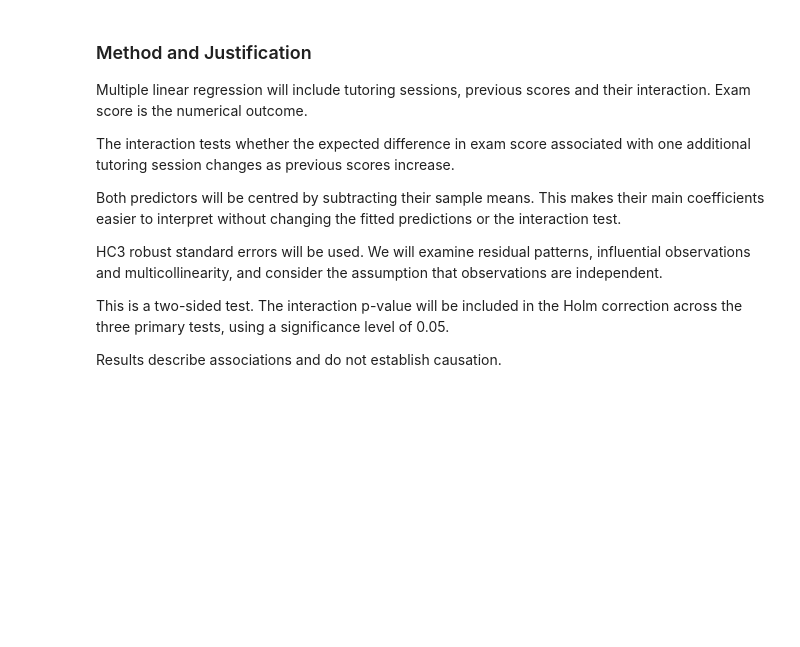
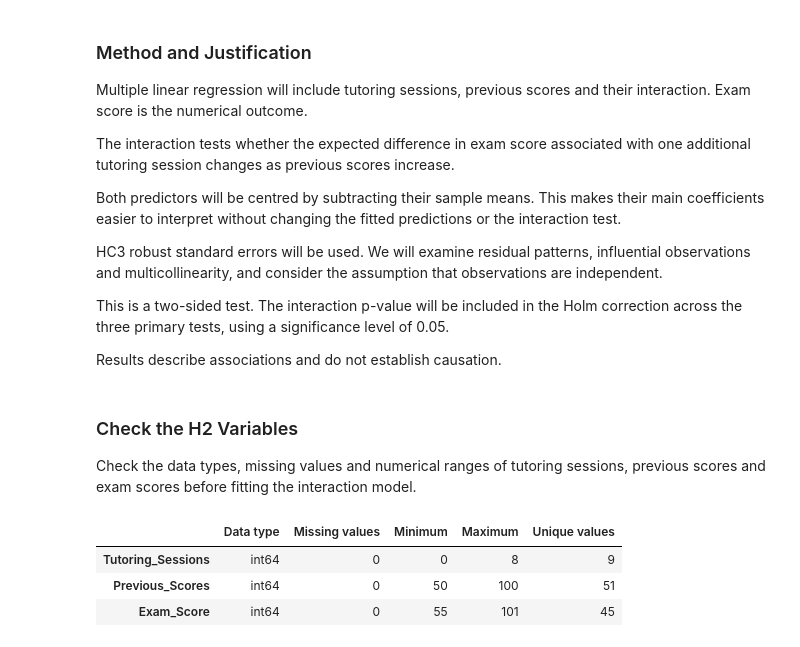
Before and after one commit to LieneRubule/student-performance-analysis, a Jupyter notebook: jupyter_notebooks/Student_Performance_Hypothesis_Testing.ipynb, the cells around one changed output. Drawn from its saved outputs; the diff is of its cells as text; code cells hidden in the pictures; blank space fills up the shorter version.

Commit message:
Check H2 variable types, missing values and ranges

```diff
--- a/jupyter_notebooks/Student_Performance_Hypothesis_Testing.ipynb
+++ b/jupyter_notebooks/Student_Performance_Hypothesis_Testing.ipynb
@@ -940,3 +940,29 @@ in the Holm correction across the three primary tests, using a
 significance level of 0.05.
 
 Results describe associations and do not establish causation.
+# %% [markdown]
+### Check the H2 Variables
+
+Check the data types, missing values and numerical ranges of tutoring
+sessions, previous scores and exam scores before fitting the interaction
+model.
+# %%
+# Created with assistance from ChatGPT.
+# Check the variables needed for H2 without changing the dataset.
+
+h2_columns = ["Tutoring_Sessions", "Previous_Scores", "Exam_Score"]
+
+h2_checks = pd.DataFrame({
+    "Data type": df[h2_columns].dtypes,
+    "Missing values": df[h2_columns].isna().sum(),
+    "Minimum": df[h2_columns].min(),
+    "Maximum": df[h2_columns].max(),
+    "Unique values": df[h2_columns].nunique()
+})
+
+display(h2_checks)
+# %% [output]
+|  | Data type | Missing values | Minimum | Maximum | Unique values |
+| Tutoring_Sessions | int64 | 0 | 0 | 8 | 9 |
+| Previous_Scores | int64 | 0 | 50 | 100 | 51 |
+| Exam_Score | int64 | 0 | 55 | 101 | 45 |
```
Also changed, not shown: parts of 1 cell of this notebook.
